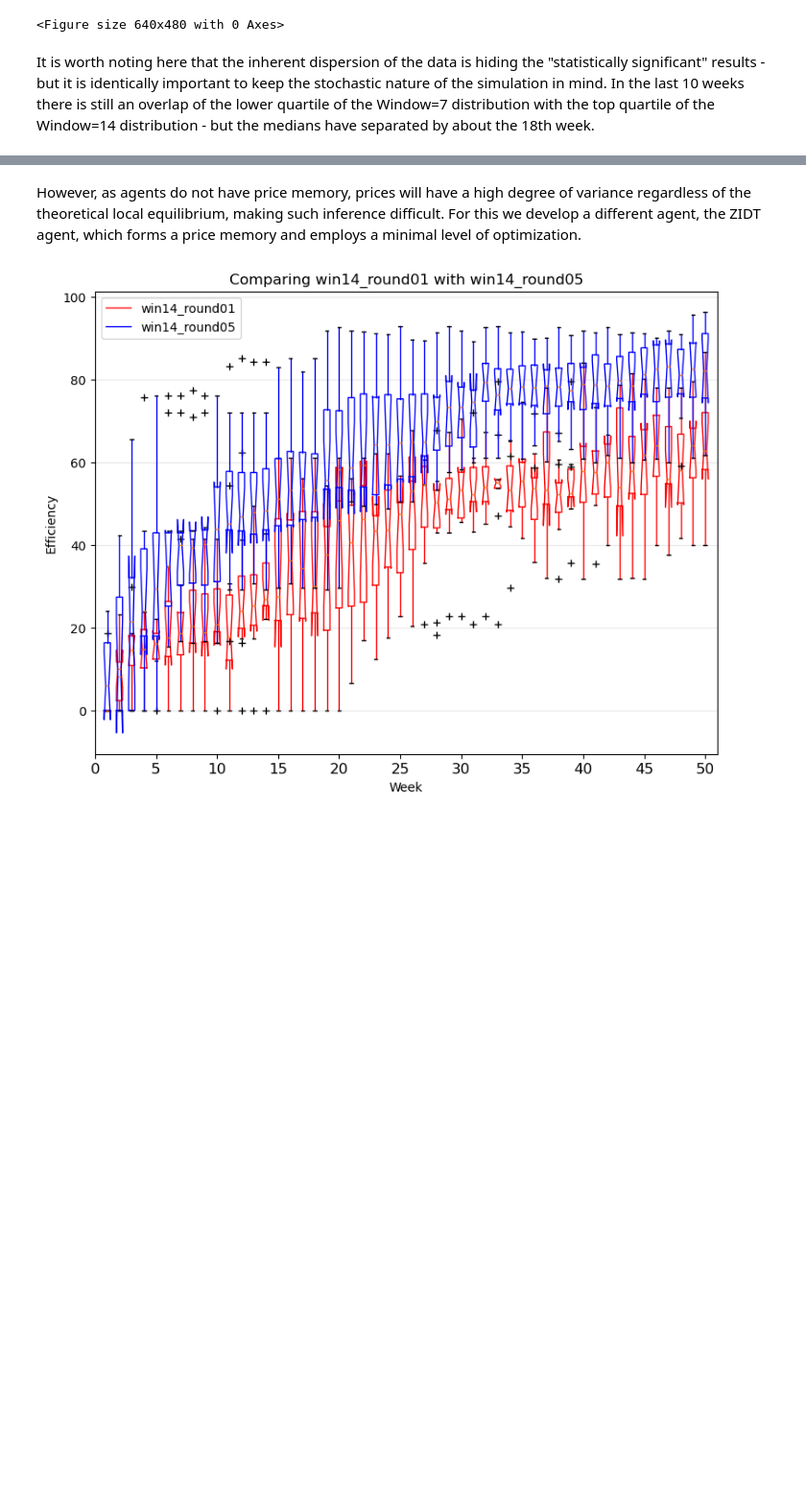
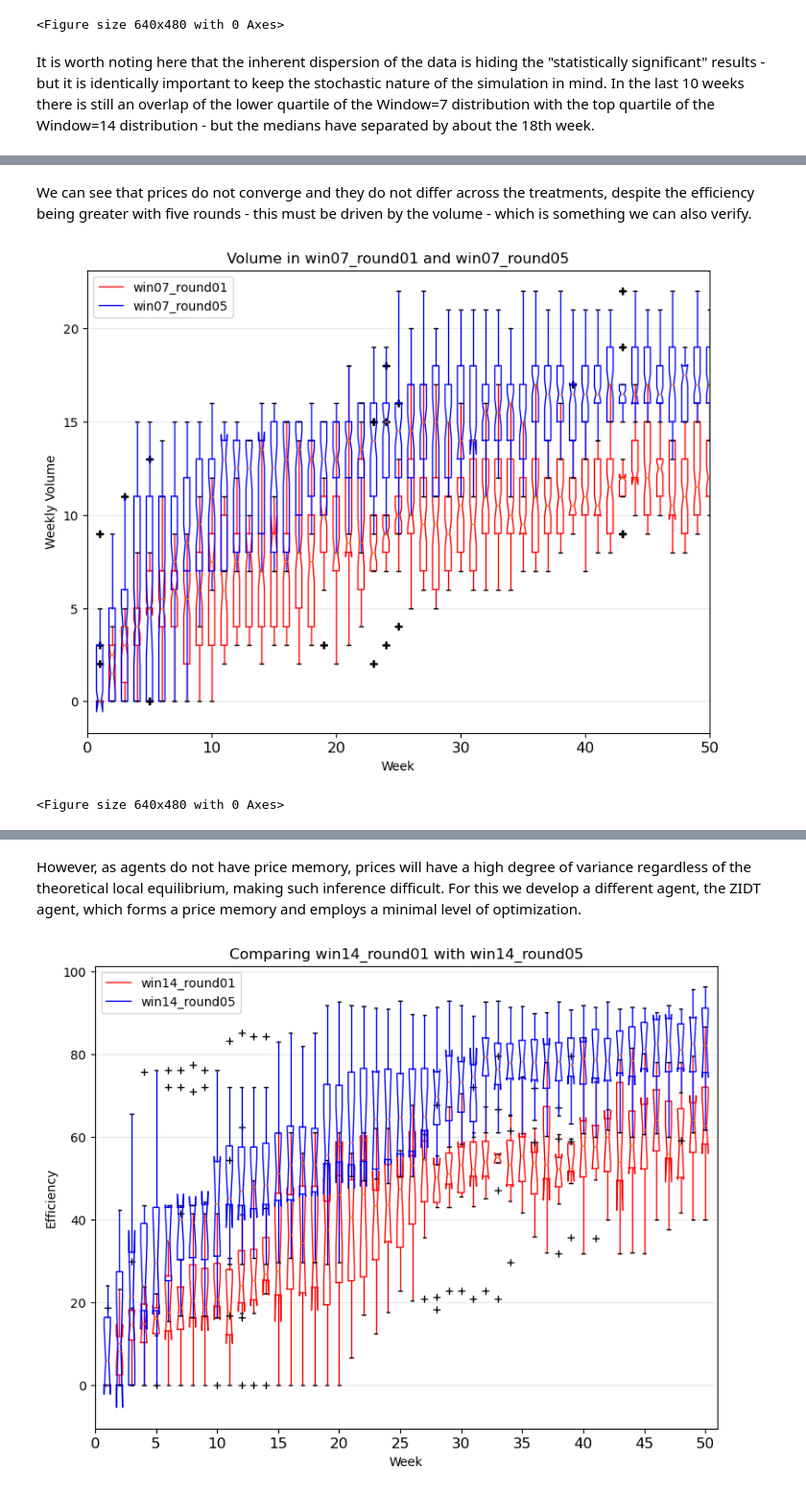
Before and after one commit to Kmccabe/dm_markets, a Jupyter notebook: modules_vCOVID/notebooks/dm_users_guide.ipynb, the cells around one changed output, grey strips where cells are left out. Shown at 96% size. Cells and saved outputs as stored; diff of their text form; code cells hidden in the pictures; blank space fills up the shorter version.

```diff
--- a/modules_vCOVID/notebooks/dm_users_guide.ipynb
+++ b/modules_vCOVID/notebooks/dm_users_guide.ipynb
@@ -1726,0 +1865,18 @@ On the back of local price data we develop a measure called "global price variat
+# %% [markdown]
+We can see that prices do not converge and they do not differ across the treatments, despite the efficiency being greater with five rounds - this must be driven by the volume - which is something we can also verify.
+# %%
+# Get boxplot reps
+vol07_01 = nb_helpers.format_df_for_boxplot(t2_al_df, 'week', 'week_volume')
+vol07_05 = nb_helpers.format_df_for_boxplot(t3_al_df, 'week', 'week_volume')
+
+xlm = (0, t0_al_df.num_weeks.iloc[0])
+xtc = np.arange(0, xlm[1]+1, 10)
+
+nb_helpers.plot_boxplot_data([vol07_01, vol07_05],
+                             title=f"Volume in {trt_2x2_names[2]} and {trt_2x2_names[3]}",
+                             y_lab='Weekly Volume', x_lab='Week',
+                             x_ticks=xtc, rbars=None, savename=None, legend=True, labels=[trt_2x2_names[2], trt_2x2_names[3]], xlim=xlm,
+                             n=2, colors=['red', 'blue'])
+# %% [output]
+[figure, added]
+<Figure size 640x480 with 0 Axes>
```
Also changed, not shown: parts of 13 cells of this notebook, 11 other files.
